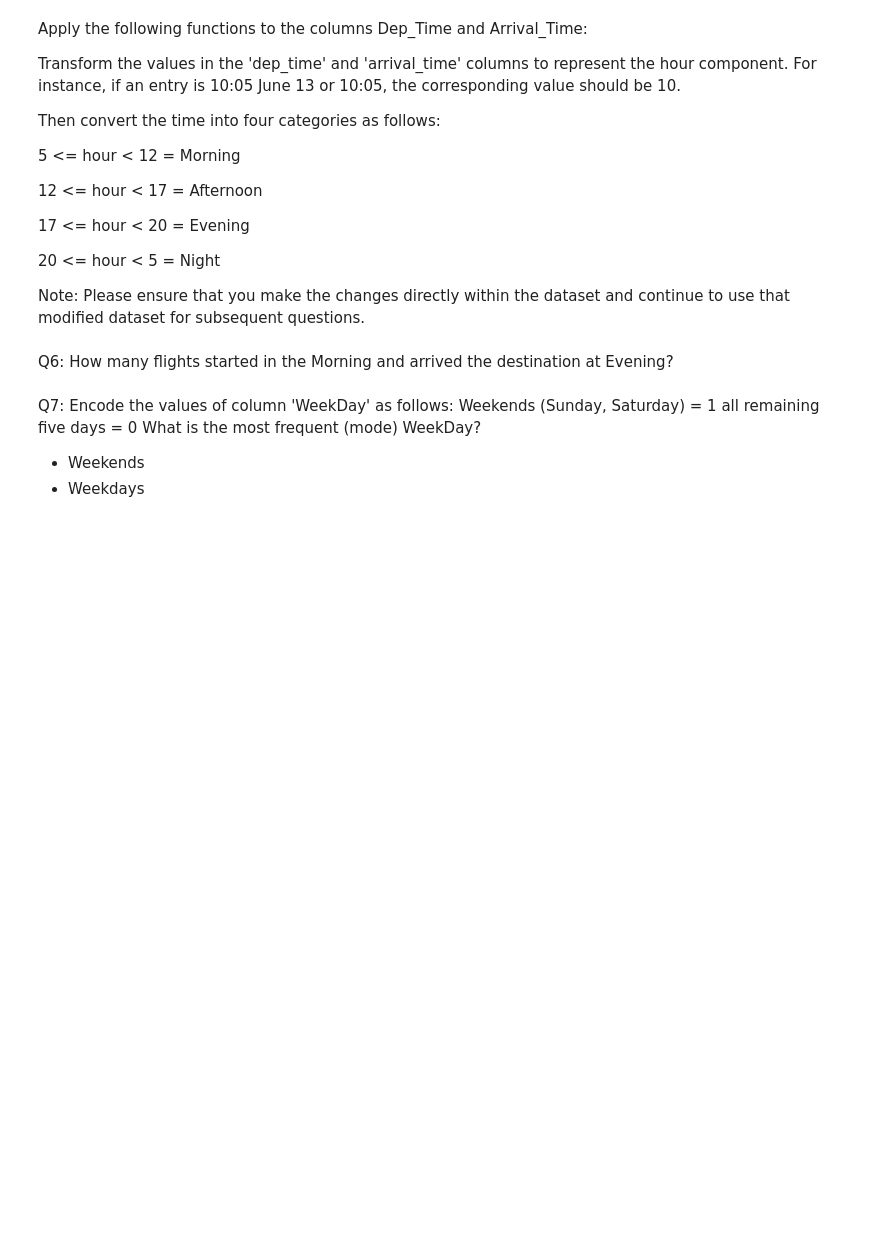
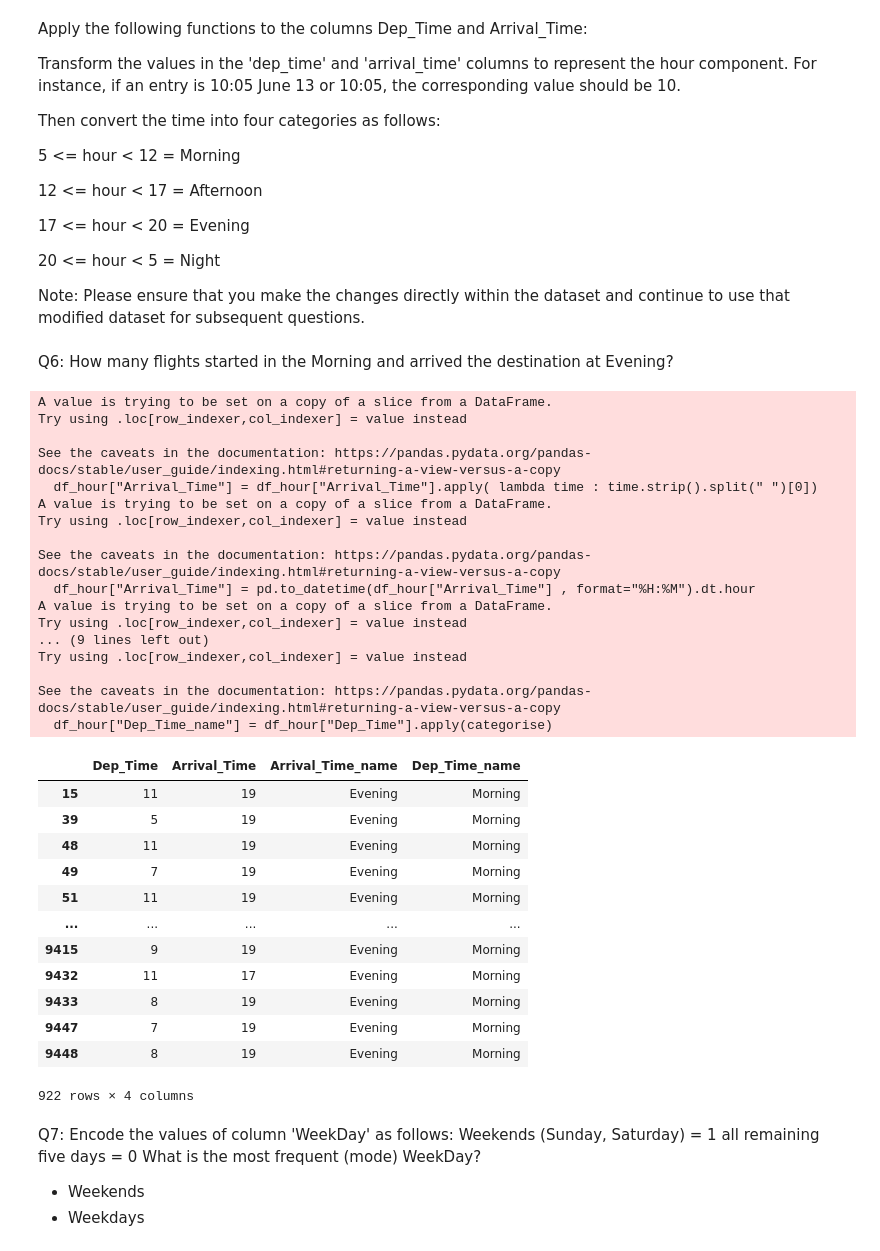
Before and after one commit to shivam-kumar25/mlp-programming, a Jupyter notebook: week1/pa-1/solution.ipynb, the cells around one changed output. Drawn from its saved outputs; the diff is of its cells as text; code cells hidden in the pictures; blank space fills up the shorter version.

```diff
--- a/week1/pa-1/solution.ipynb
+++ b/week1/pa-1/solution.ipynb
@@ -220,6 +329,81 @@ Then convert the time into four categories as follows:
 Note: Please ensure that you make the changes directly within the dataset and continue to use that modified dataset for subsequent questions.
 # %% [markdown]
 Q6: How many flights started in the Morning and arrived the destination at Evening?
+# %%
+import datetime as dt
+
+df_hour = df[["Dep_Time" , "Arrival_Time"]]
+
+df_hour["Arrival_Time"] = df_hour["Arrival_Time"].apply( lambda time : time.strip().split(" ")[0])
+
+# display.display(df_hour)
+
+
+# Convert to time fomrat
+
+df_hour["Arrival_Time"] = pd.to_datetime(df_hour["Arrival_Time"] , format="%H:%M").dt.hour
+df_hour["Dep_Time"] = pd.to_datetime(df_hour["Dep_Time"] , format="%H:%M" ).dt.hour
+# display.display(df_hour)
+
+
+# a function to categorise
+def categorise(hour):
+       if 5 <= hour < 12 :
+              return "Morning"
+
+       if 12 <= hour < 17 :
+              return "Afternoon"
+
+
+       if 17 <= hour < 20 :
+              return  "Evening"
+
+       if 20 <= hour or hour < 5 :
+              return "Night"
+
+
+# now apply the function to both the row
+df_hour["Arrival_Time_name"] = df_hour["Arrival_Time"].apply(categorise)
+df_hour["Dep_Time_name"] = df_hour["Dep_Time"].apply(categorise)
+
+# display.display(df_hour)
+
+
+# now count
+df_required = df_hour[ (df_hour["Arrival_Time_name"] == "Evening")   & (df_hour["Dep_Time_name"] == "Morning")]
+
+display.display(df_required)
+# %% [output]
+A value is trying to be set on a copy of a slice from a DataFrame.
+Try using .loc[row_indexer,col_indexer] = value instead
+
+See the caveats in the documentation: https://pandas.pydata.org/pandas-docs/stable/user_guide/indexing.html#returning-a-view-versus-a-copy
+  df_hour["Arrival_Time"] = df_hour["Arrival_Time"].apply( lambda time : time.strip().split(" ")[0])
+A value is trying to be set on a copy of a slice from a DataFrame.
+Try using .loc[row_indexer,col_indexer] = value instead
+
+See the caveats in the documentation: https://pandas.pydata.org/pandas-docs/stable/user_guide/indexing.html#returning-a-view-versus-a-copy
+  df_hour["Arrival_Time"] = pd.to_datetime(df_hour["Arrival_Time"] , format="%H:%M").dt.hour
+A value is trying to be set on a copy of a slice from a DataFrame.
+Try using .loc[row_indexer,col_indexer] = value instead
+... (9 lines left out)
+Try using .loc[row_indexer,col_indexer] = value instead
+
+See the caveats in the documentation: https://pandas.pydata.org/pandas-docs/stable/user_guide/indexing.html#returning-a-view-versus-a-copy
+  df_hour["Dep_Time_name"] = df_hour["Dep_Time"].apply(categorise)
+|  | Dep_Time | Arrival_Time | Arrival_Time_name | Dep_Time_name |
+| 15 | 11 | 19 | Evening | Morning |
+| 39 | 5 | 19 | Evening | Morning |
+| 48 | 11 | 19 | Evening | Morning |
+| 49 | 7 | 19 | Evening | Morning |
+| 51 | 11 | 19 | Evening | Morning |
+| ... | ... | ... | ... | ... |
+| 9415 | 9 | 19 | Evening | Morning |
+| 9432 | 11 | 17 | Evening | Morning |
+| 9433 | 8 | 19 | Evening | Morning |
+| 9447 | 7 | 19 | Evening | Morning |
+| 9448 | 8 | 19 | Evening | Morning |
+922 rows × 4 columns
 # %% [markdown]
 Q7: Encode the values of column 'WeekDay' as follows:
 Weekends (Sunday, Saturday) = 1
```
Also changed, not shown: parts of 3 cells of this notebook, 3 other files.
